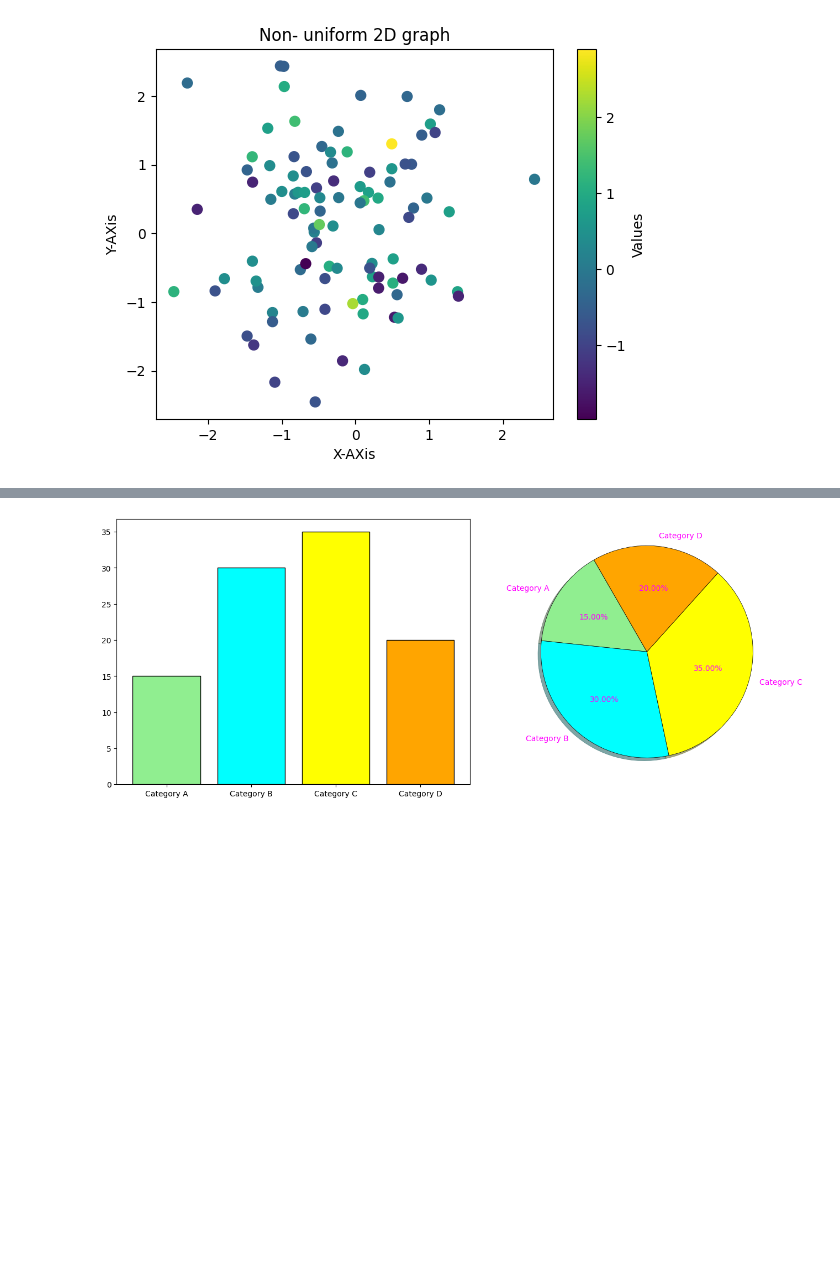
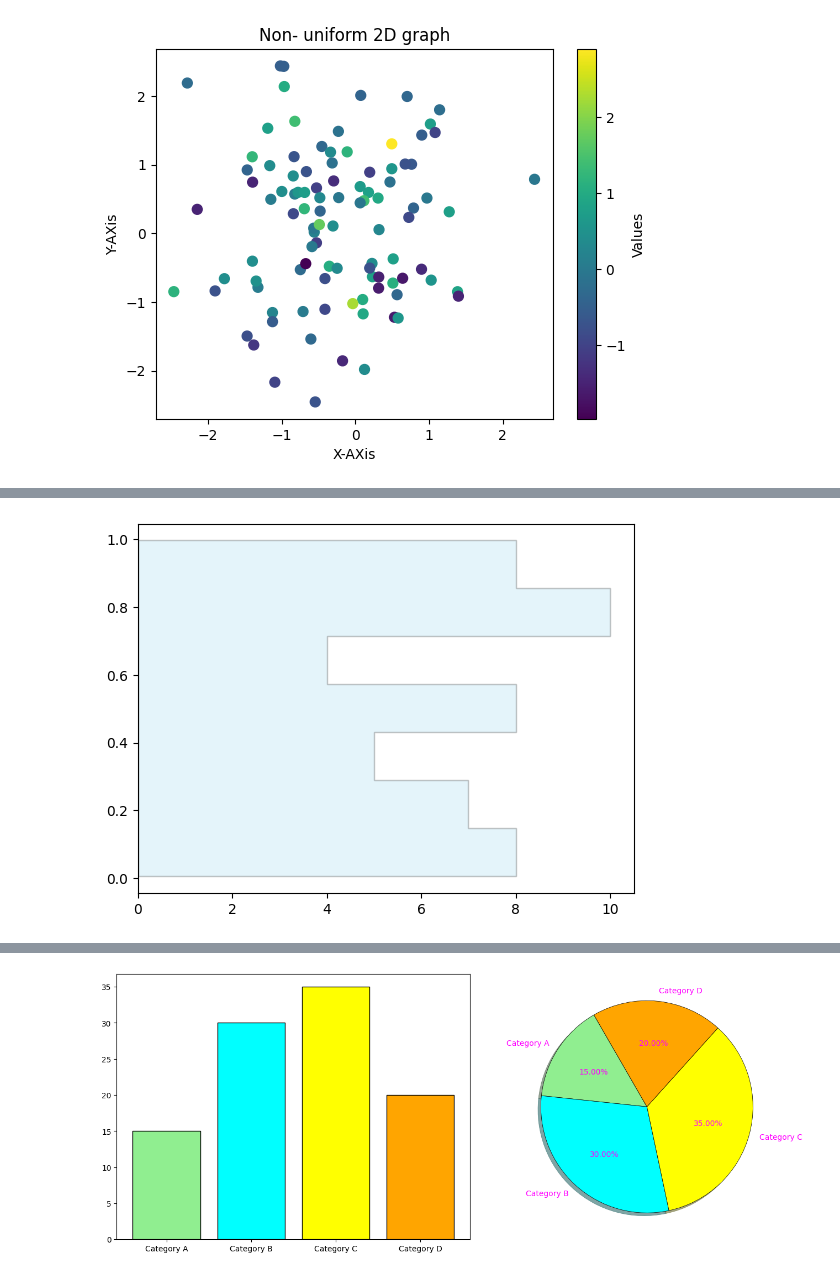
Before and after one commit to KashishPundir/Assignment, a Jupyter notebook: Assignment.ipynb, the cells around one changed output, grey strips where cells are left out. Cells and saved outputs as stored; diff of their text form; code cells hidden in the pictures; blank space fills up the shorter version.

```diff
--- a/Assignment.ipynb
+++ b/Assignment.ipynb
@@ -97,0 +91,9 @@ plt.show()
+# %%
+# 2. Histogram
+import numpy as np
+import matplotlib.pyplot as plt
+x=np.random.rand(50)
+plt.hist(x,bins=7,color="skyblue",alpha=0.222,orientation="horizontal",histtype="stepfilled",edgecolor="black")
+plt.show()
+# %% [output]
+[figure, added]
```
Also changed, not shown: parts of 11 cells of this notebook.
